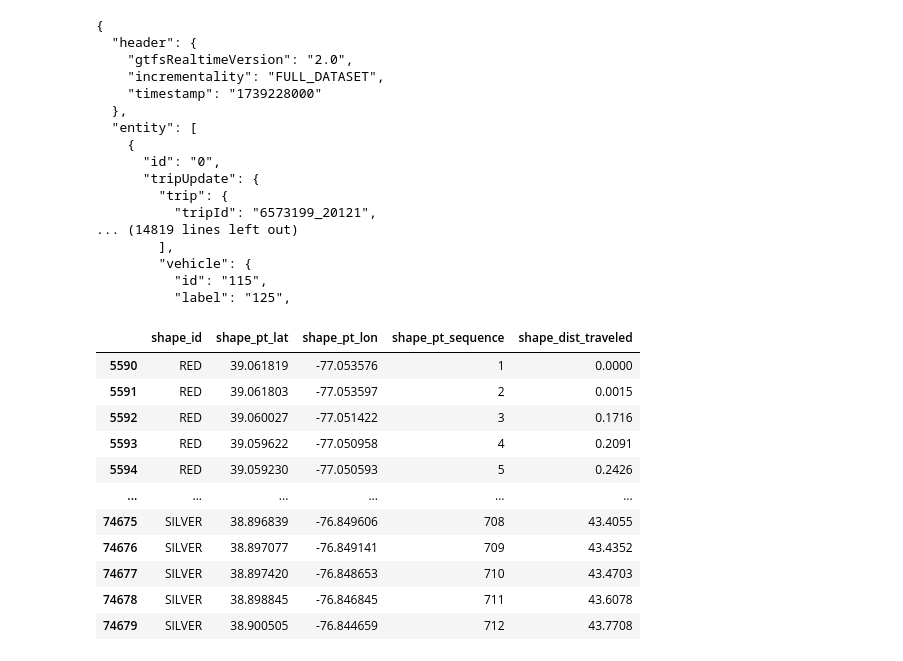
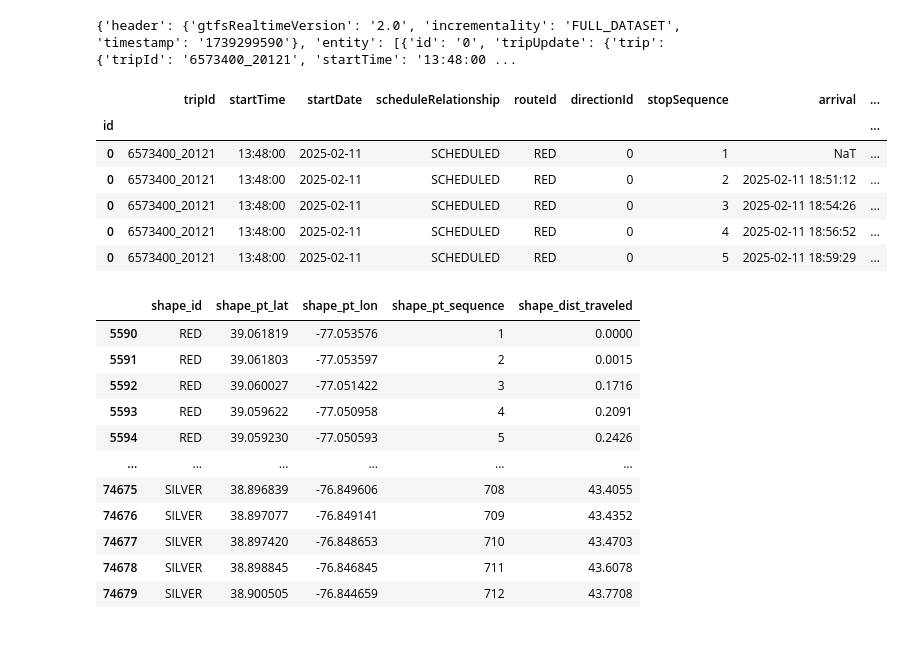
Before and after one commit to majdyousof/fyp, a Jupyter notebook: dataCollection.ipynb, the cells around one changed output. Cells and saved outputs as stored; diff of their text form; code cells hidden in the pictures.

```diff
--- a/dataCollection.ipynb
+++ b/dataCollection.ipynb
@@ -86,26 +82,45 @@ GTFSVehiclePosition.head()
 feed2 = gtfs_realtime_pb2.FeedMessage()
 response2  = requests.get('https://api.wmata.com/gtfs/rail-gtfsrt-tripupdates.pb', headers=headers)
 feed2.ParseFromString(response2.content)
-
-print(MessageToJson(feed2))
+feed2 = MessageToDict(feed2)
+print(feed2)
 # %% [output]
-{
-  "header": {
-    "gtfsRealtimeVersion": "2.0",
-    "incrementality": "FULL_DATASET",
-    "timestamp": "1739228000"
-  },
-  "entity": [
-    {
-      "id": "0",
-      "tripUpdate": {
-        "trip": {
-          "tripId": "6573199_20121",
-... (14819 lines left out)
-        ],
-        "vehicle": {
-          "id": "115",
-          "label": "125",
+{'header': {'gtfsRealtimeVersion': '2.0', 'incrementality': 'FULL_DATASET', 'timestamp': '1739299590'}, 'entity': [{'id': '0', 'tripUpdate': {'trip': {'tripId': '6573400_20121', 'startTime': '13:48:00 ...
+# %%
+entities = feed2['entity']
+parsed_data = []
+
+for entity in entities:
+    trip_update = entity['tripUpdate']
+    trip = trip_update['trip']
+    stop_time_updates = trip_update['stopTimeUpdate']
+
+    for stop_time_update in stop_time_updates:
+        parsed_data.append({
+            'id': entity['id'],
+            'tripId': trip['tripId'],
+            'startTime': datetime.strptime(trip['startTime'], '%H:%M:%S').time(),
+            'startDate': datetime.strptime(trip['startDate'], '%Y%m%d').date(),
+            'scheduleRelationship': trip.get('scheduleRelationship', None),
+            'routeId': trip.get('routeId', None),
+            'directionId': trip.get('directionId', None),
+            'stopSequence': stop_time_update.get('stopSequence', None),
+            'arrival': datetime.fromtimestamp(int(stop_time_update['arrival']['time'])) if 'arrival' in stop_time_update else None,
+            'departure': datetime.fromtimestamp(int(stop_time_update['departure']['time'])) if 'departure' in stop_time_update else None,
+            'stopId': stop_time_update.get('stopId', None),
+        })
+
+df = pd.DataFrame(parsed_data)
+df.set_index('id', inplace=True)
+df.head()
+# %% [output]
+|  | tripId | startTime | startDate | scheduleRelationship | routeId | directionId | stopSequence | arrival | ... |
+| id |  |  |  |  |  |  |  |  | ... |
+| 0 | 6573400_20121 | 13:48:00 | 2025-02-11 | SCHEDULED | RED | 0 | 1 | NaT | ... |
+| 0 | 6573400_20121 | 13:48:00 | 2025-02-11 | SCHEDULED | RED | 0 | 2 | 2025-02-11 18:51:12 | ... |
+| 0 | 6573400_20121 | 13:48:00 | 2025-02-11 | SCHEDULED | RED | 0 | 3 | 2025-02-11 18:54:26 | ... |
+| 0 | 6573400_20121 | 13:48:00 | 2025-02-11 | SCHEDULED | RED | 0 | 4 | 2025-02-11 18:56:52 | ... |
+| 0 | 6573400_20121 | 13:48:00 | 2025-02-11 | SCHEDULED | RED | 0 | 5 | 2025-02-11 18:59:29 | ... |
 # %%
 routeShapes = pd.read_csv('static/shapes.csv')
 routeShapes = routeShapes[routeShapes['shape_id'].isin(['RRED_16', 'RGRN_72', 'RYEL_96', 'RBLU_47', 'RSLV_192', 'RORG_134'])]
```
Also changed, not shown: parts of 4 cells of this notebook, 4 other files.
